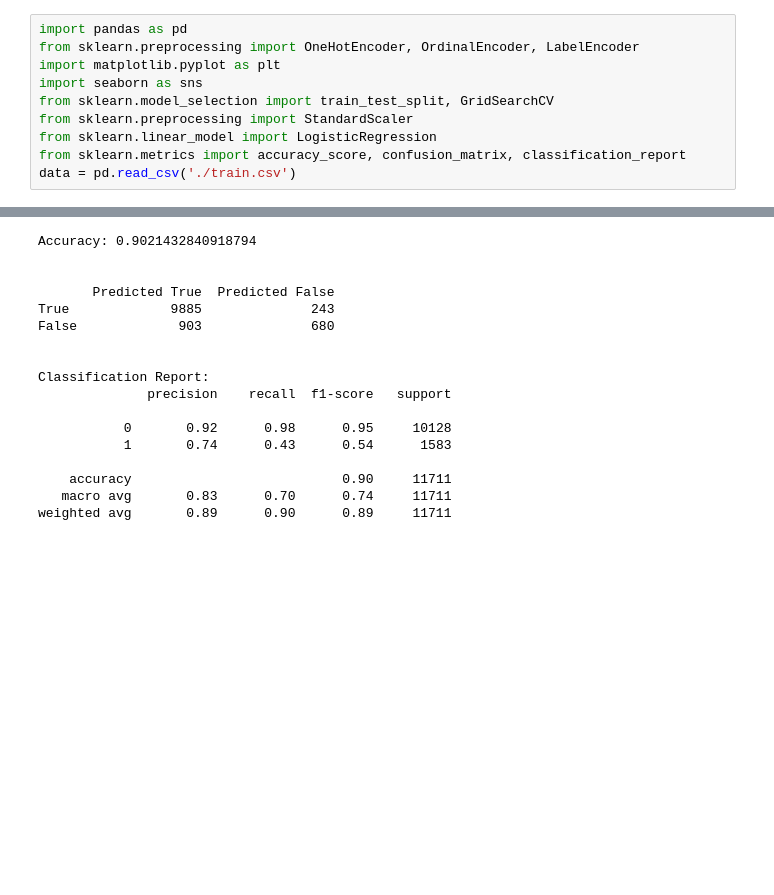
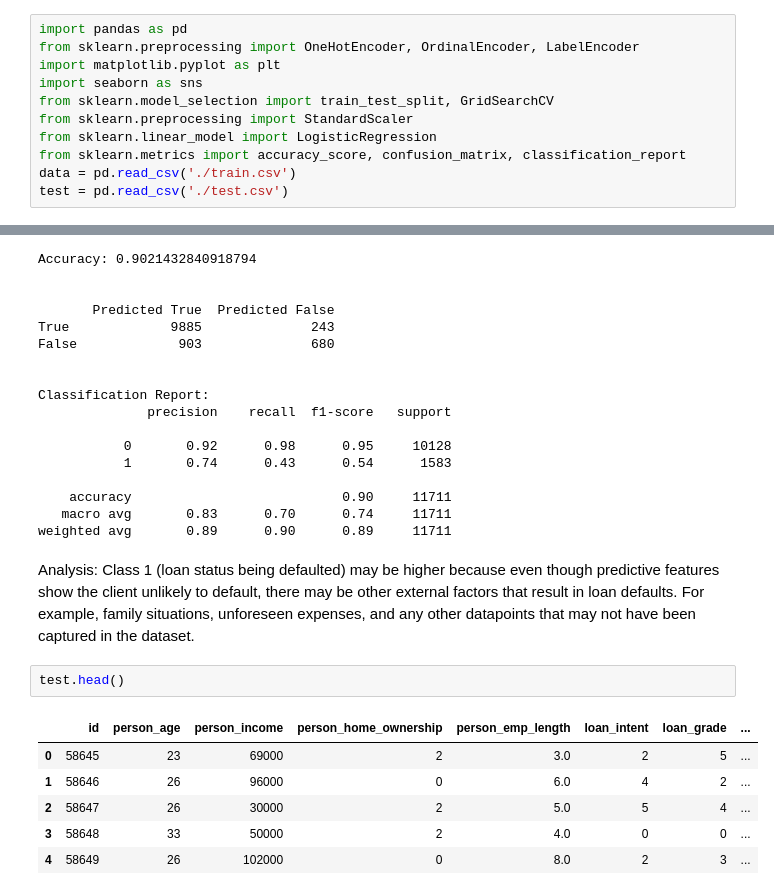
Before and after one commit to VithushanE/LoanApprovalPrediction, a Jupyter notebook: Loan Approval Prediction.ipynb, the cells around one changed output, grey strips where cells are left out. Cells and saved outputs as stored; diff of their text form; blank space fills up the shorter version.

```diff
--- a/Loan Approval Prediction.ipynb
+++ b/Loan Approval Prediction.ipynb
@@ -8,6 +8,7 @@ from sklearn.preprocessing import StandardScaler
 from sklearn.linear_model import LogisticRegression
 from sklearn.metrics import accuracy_score, confusion_matrix, classification_report
 data = pd.read_csv('./train.csv')
+test = pd.read_csv('./test.csv')
 # %% [markdown]
 # Data Cleaning
 # %%
@@ -391,3 +392,14 @@ Classification Report:
     accuracy                           0.90     11711
    macro avg       0.83      0.70      0.74     11711
 weighted avg       0.89      0.90      0.89     11711
+# %% [markdown]
+Analysis: Class 1 (loan status being defaulted) may be higher because even though predictive features show the client unlikely to default, there may be other external factors that result in loan defaults. For example, family situations, unforeseen expenses, and any other datapoints that may not have been captured in the dataset.
+# %%
+test.head()
+# %% [output]
+|  | id | person_age | person_income | person_home_ownership | person_emp_length | loan_intent | loan_grade | ... |
+| 0 | 58645 | 23 | 69000 | 2 | 3.0 | 2 | 5 | ... |
+| 1 | 58646 | 26 | 96000 | 0 | 6.0 | 4 | 2 | ... |
+| 2 | 58647 | 26 | 30000 | 2 | 5.0 | 5 | 4 | ... |
+| 3 | 58648 | 33 | 50000 | 2 | 4.0 | 0 | 0 | ... |
+| 4 | 58649 | 26 | 102000 | 0 | 8.0 | 2 | 3 | ... |
```
Also changed, not shown: parts of 5 cells of this notebook.
